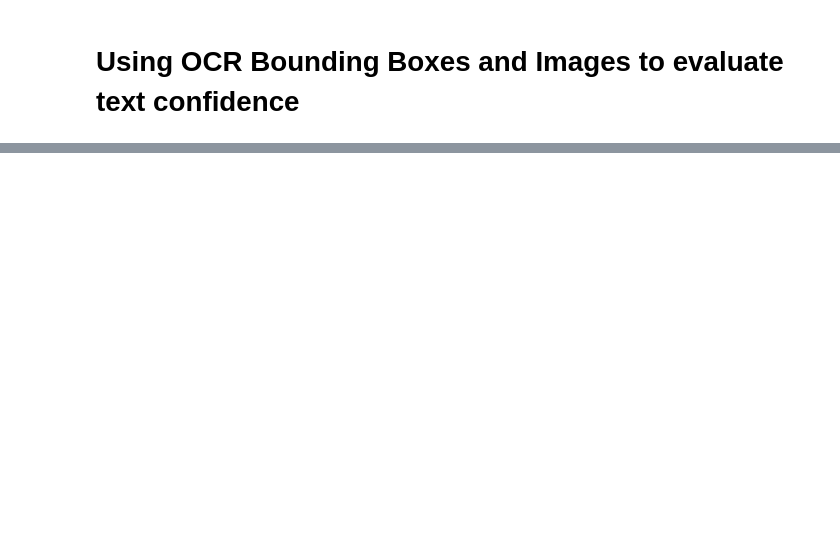
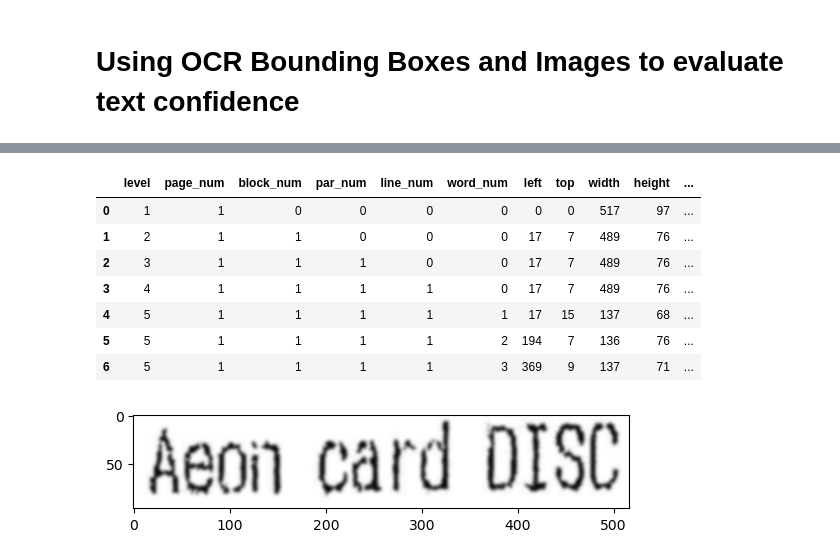
Before and after one commit to TopazFist/BillDatathon2023, a Jupyter notebook: ocr_cv.ipynb, the cells around one changed output, grey strips where cells are left out. Cells and saved outputs as stored; diff of their text form; code cells hidden in the pictures; blank space fills up the shorter version.

Commit message:
added some blurring and line filling to improve tesseract accuracy and confidence

```diff
--- a/ocr_cv.ipynb
+++ b/ocr_cv.ipynb
@@ -24,0 +27,17 @@ Corrupt JPEG data: bad Huffman code
+# %%
+import pytesseract as pts
+
+slc2 = cv2.GaussianBlur(slc, (9,9), 0)
+text = pts.image_to_data(cv2.cvtColor(slc2, cv2.COLOR_BGR2RGB), output_type='data.frame')
+plt.imshow(slc2)
+text
+# %% [output]
+|  | level | page_num | block_num | par_num | line_num | word_num | left | top | width | height | ... |
+| 0 | 1 | 1 | 0 | 0 | 0 | 0 | 0 | 0 | 517 | 97 | ... |
+| 1 | 2 | 1 | 1 | 0 | 0 | 0 | 17 | 7 | 489 | 76 | ... |
+| 2 | 3 | 1 | 1 | 1 | 0 | 0 | 17 | 7 | 489 | 76 | ... |
+| 3 | 4 | 1 | 1 | 1 | 1 | 0 | 17 | 7 | 489 | 76 | ... |
+| 4 | 5 | 1 | 1 | 1 | 1 | 1 | 17 | 15 | 137 | 68 | ... |
+| 5 | 5 | 1 | 1 | 1 | 1 | 2 | 194 | 7 | 136 | 76 | ... |
+| 6 | 5 | 1 | 1 | 1 | 1 | 3 | 369 | 9 | 137 | 71 | ... |
+[figure, added]
```
Also changed, not shown: parts of 2 cells of this notebook.
